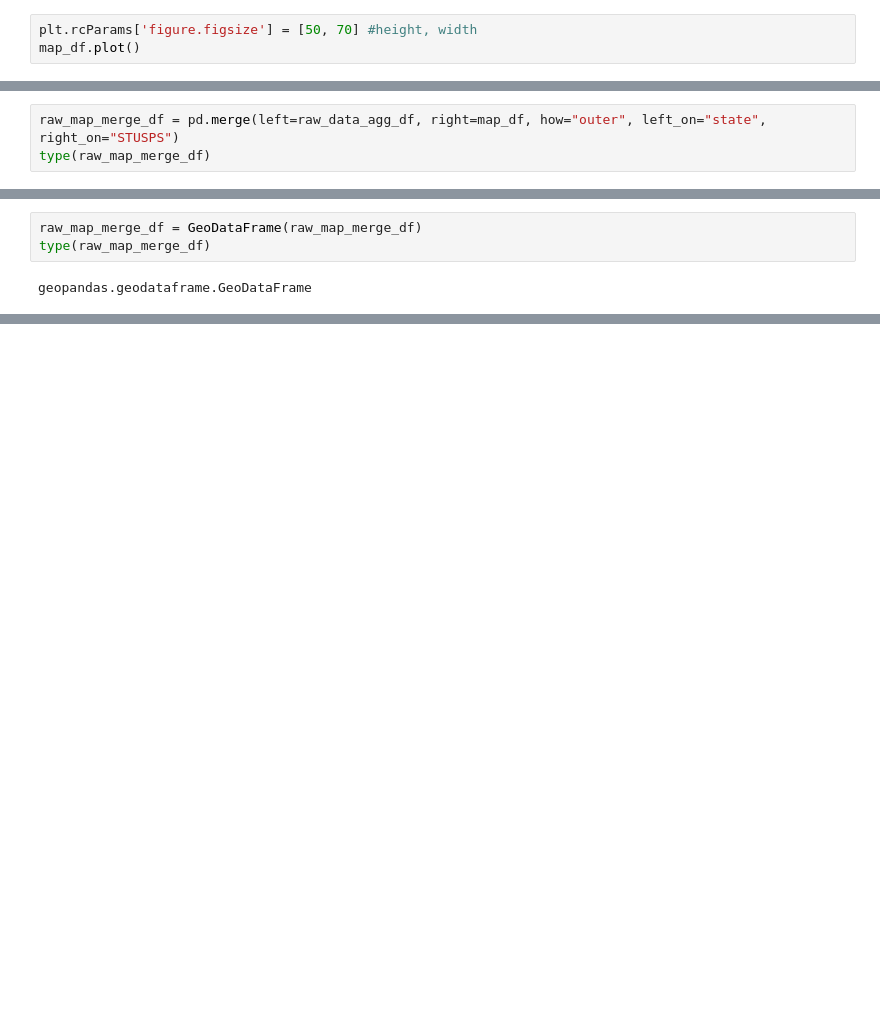
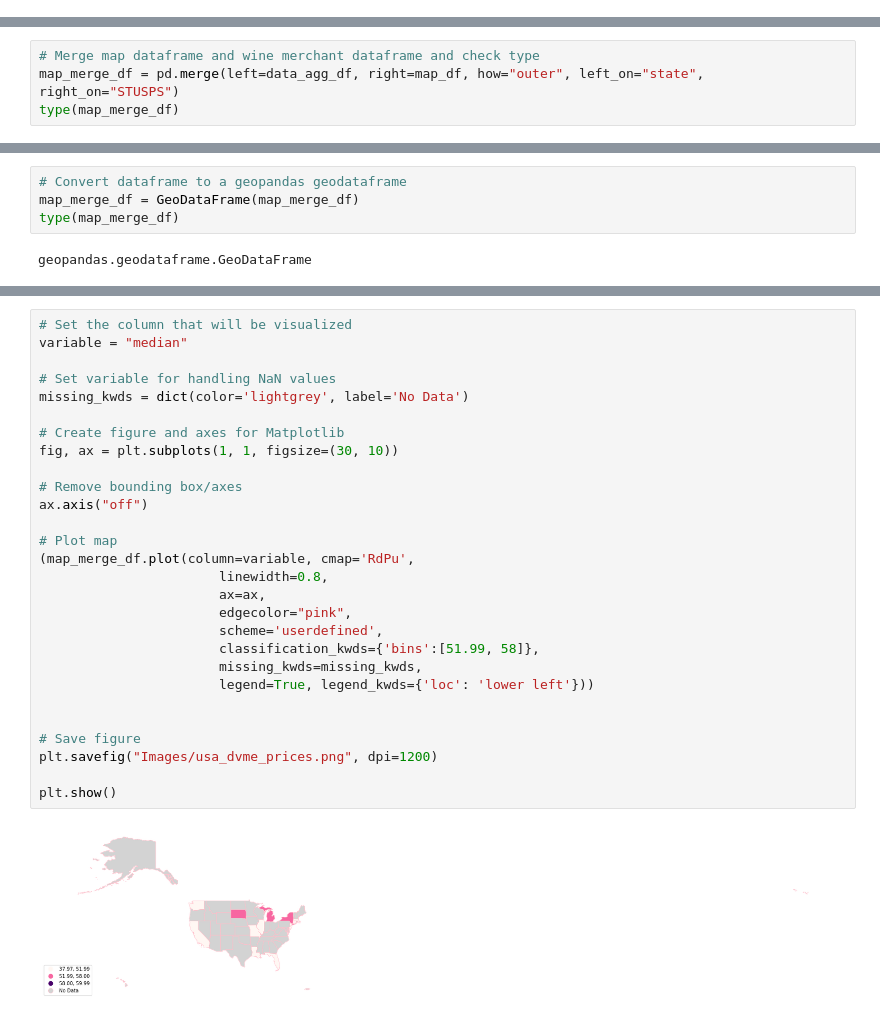
Before and after one commit to kaceejian/Rose_All_Day, a Jupyter notebook: preliminary_analysis.ipynb, the cells around one changed output, grey strips where cells are left out. Cells and saved outputs as stored; diff of their text form; blank space fills up the shorter version.

```diff
--- a/preliminary_analysis.ipynb
+++ b/preliminary_analysis.ipynb
@@ -50,6 +63,3 @@ map_df.head()
 | 2 | 10 | 01779781 | 0400000US10 | 10 | DE | Delaware | 00 | 5045925646 | 1399985648 | POLYGON ((-75.77379 39.72220, -75... |
 | 3 | 39 | 01085497 | 0400000US39 | 39 | OH | Ohio | 00 | 105828882568 | 10268850702 | MULTIPOLYGON (((-82.86334 41.6936... |
 | 4 | 42 | 01779798 | 0400000US42 | 42 | PA | Pennsylvania | 00 | 115884442321 | 3394589990 | POLYGON ((-80.51989 40.90666, -80... |
-# %%
-plt.rcParams['figure.figsize'] = [50, 70] #height, width
-map_df.plot()
@@ -59,10 +66,12 @@ map_df.plot()
 # %%
-raw_map_merge_df = pd.merge(left=raw_data_agg_df, right=map_df, how="outer", left_on="state", right_on="STUSPS")
-type(raw_map_merge_df)
+# Merge map dataframe and wine merchant dataframe and check type
+map_merge_df = pd.merge(left=data_agg_df, right=map_df, how="outer", left_on="state", right_on="STUSPS")
+type(map_merge_df)
 # %% [output]
 pandas.core.frame.DataFrame
 # %%
-raw_map_merge_df = GeoDataFrame(raw_map_merge_df)
-type(raw_map_merge_df)
+# Convert dataframe to a geopandas geodataframe
+map_merge_df = GeoDataFrame(map_merge_df)
+type(map_merge_df)
 # %% [output]
 geopandas.geodataframe.GeoDataFrame
@@ -111,0 +78,30 @@ plt.show()
+# %%
+# Set the column that will be visualized
+variable = "median"
+
+# Set variable for handling NaN values
+missing_kwds = dict(color='lightgrey', label='No Data')
+
+# Create figure and axes for Matplotlib
+fig, ax = plt.subplots(1, 1, figsize=(30, 10))
+
+# Remove bounding box/axes
+ax.axis("off")
+
+# Plot map
+(map_merge_df.plot(column=variable, cmap='RdPu',
+                       linewidth=0.8,
+                       ax=ax,
+                       edgecolor="pink",
+                       scheme='userdefined',
+                       classification_kwds={'bins':[51.99, 58]},
+                       missing_kwds=missing_kwds,
+                       legend=True, legend_kwds={'loc': 'lower left'}))
+
+
+# Save figure
+plt.savefig("Images/usa_dvme_prices.png", dpi=1200)
+
+plt.show()
+# %% [output]
+[figure, added]
```
Also changed, not shown: parts of 6 cells of this notebook, 5 other files.
